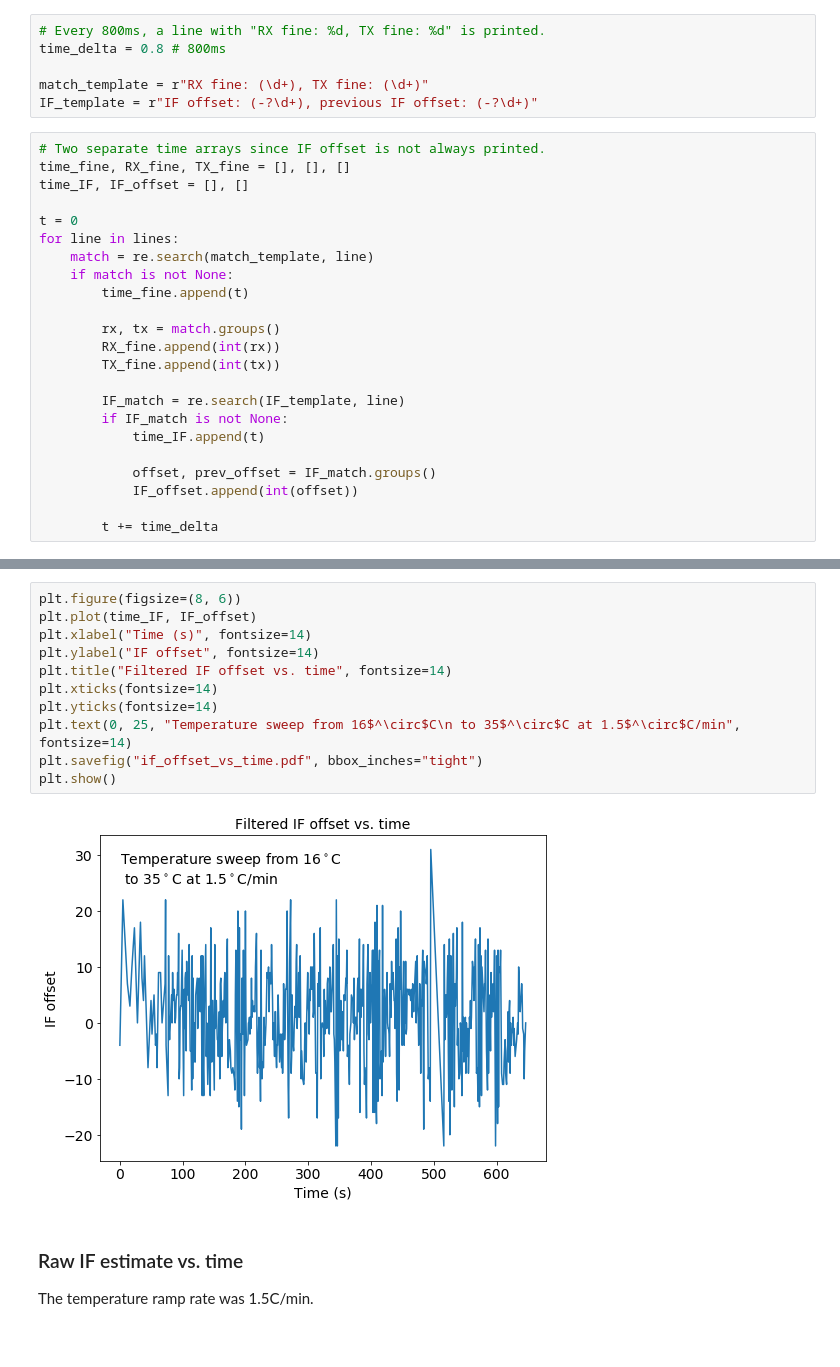
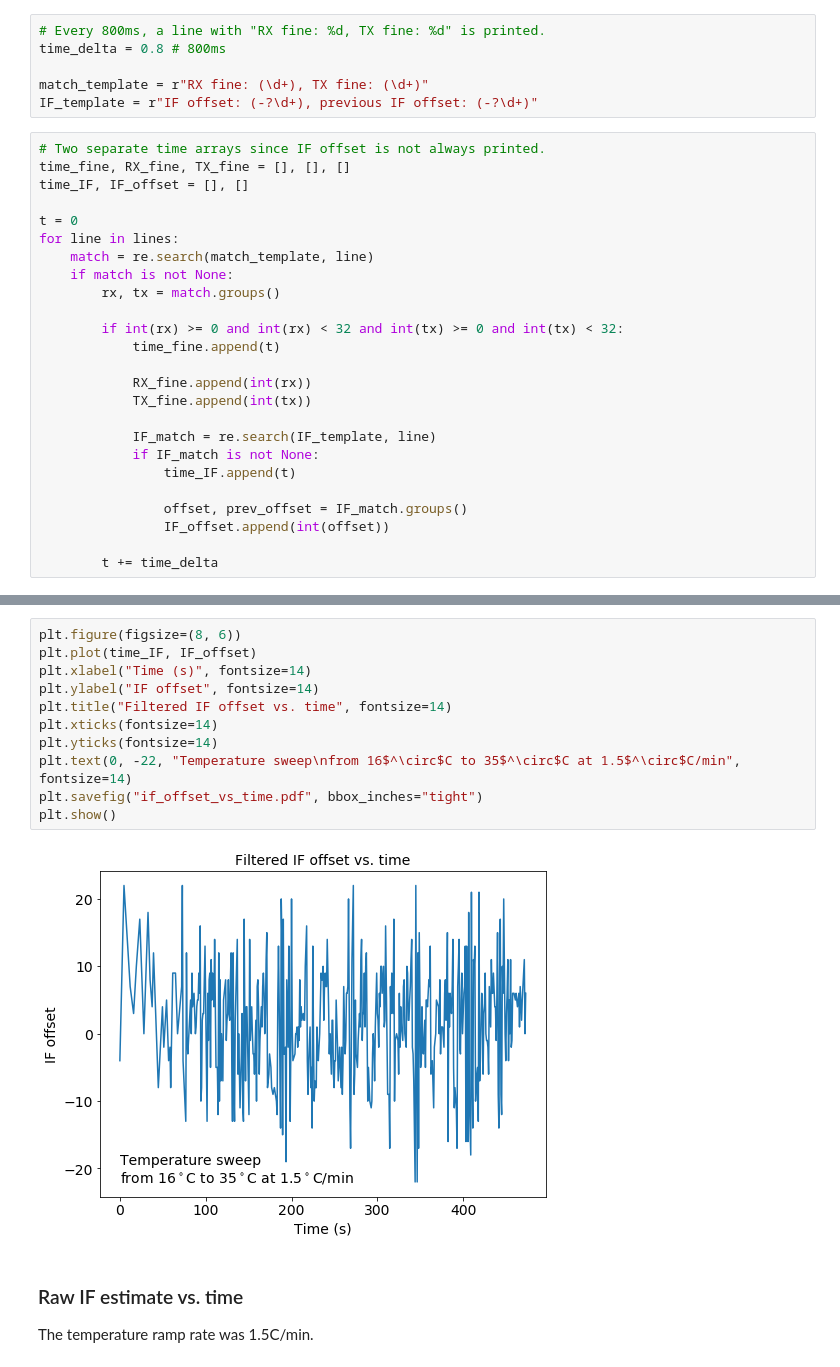
Before and after one commit to cwdao/scum-test-code, a Jupyter notebook: scum/IF_track/IF_track.ipynb, the cells around one changed output, grey strips where cells are left out. Cells and saved outputs as stored; diff of their text form.

Commit message:
Fix IF track plots by limiting fine codes at 31

```diff
--- a/scum/IF_track/IF_track.ipynb
+++ b/scum/IF_track/IF_track.ipynb
@@ -69,18 +69,20 @@ t = 0
 for line in lines:
     match = re.search(match_template, line)
     if match is not None:
-        time_fine.append(t)
+        rx, tx = match.groups()
 
-        rx, tx = match.groups()
-        RX_fine.append(int(rx))
-        TX_fine.append(int(tx))
+        if int(rx) >= 0 and int(rx) < 32 and int(tx) >= 0 and int(tx) < 32:
+            time_fine.append(t)
 
-        IF_match = re.search(IF_template, line)
-        if IF_match is not None:
-            time_IF.append(t)
+            RX_fine.append(int(rx))
+            TX_fine.append(int(tx))
 
-            offset, prev_offset = IF_match.groups()
-            IF_offset.append(int(offset))
+            IF_match = re.search(IF_template, line)
+            if IF_match is not None:
+                time_IF.append(t)
+
+                offset, prev_offset = IF_match.groups()
+                IF_offset.append(int(offset))
 
         t += time_delta
 # %%
@@ -101,16 +103,16 @@ plt.show()
 # %%
 plt.figure(figsize=(8, 6))
 plt.plot(time_IF, IF_offset)
 plt.xlabel("Time (s)", fontsize=14)
 plt.ylabel("IF offset", fontsize=14)
 plt.title("Filtered IF offset vs. time", fontsize=14)
 plt.xticks(fontsize=14)
 plt.yticks(fontsize=14)
-plt.text(0, 25, "Temperature sweep from 16$^\circ$C\n to 35$^\circ$C at 1.5$^\circ$C/min", fontsize=14)
+plt.text(0, -22, "Temperature sweep\nfrom 16$^\circ$C to 35$^\circ$C at 1.5$^\circ$C/min", fontsize=14)
 plt.savefig("if_offset_vs_time.pdf", bbox_inches="tight")
 plt.show()
 # %% [output]
-[figure, old version]
+[figure, new version]
 # %% [markdown]
 ### Raw IF estimate vs. time
 
```
Also changed, not shown: parts of 3 cells of this notebook, 4 other files.
